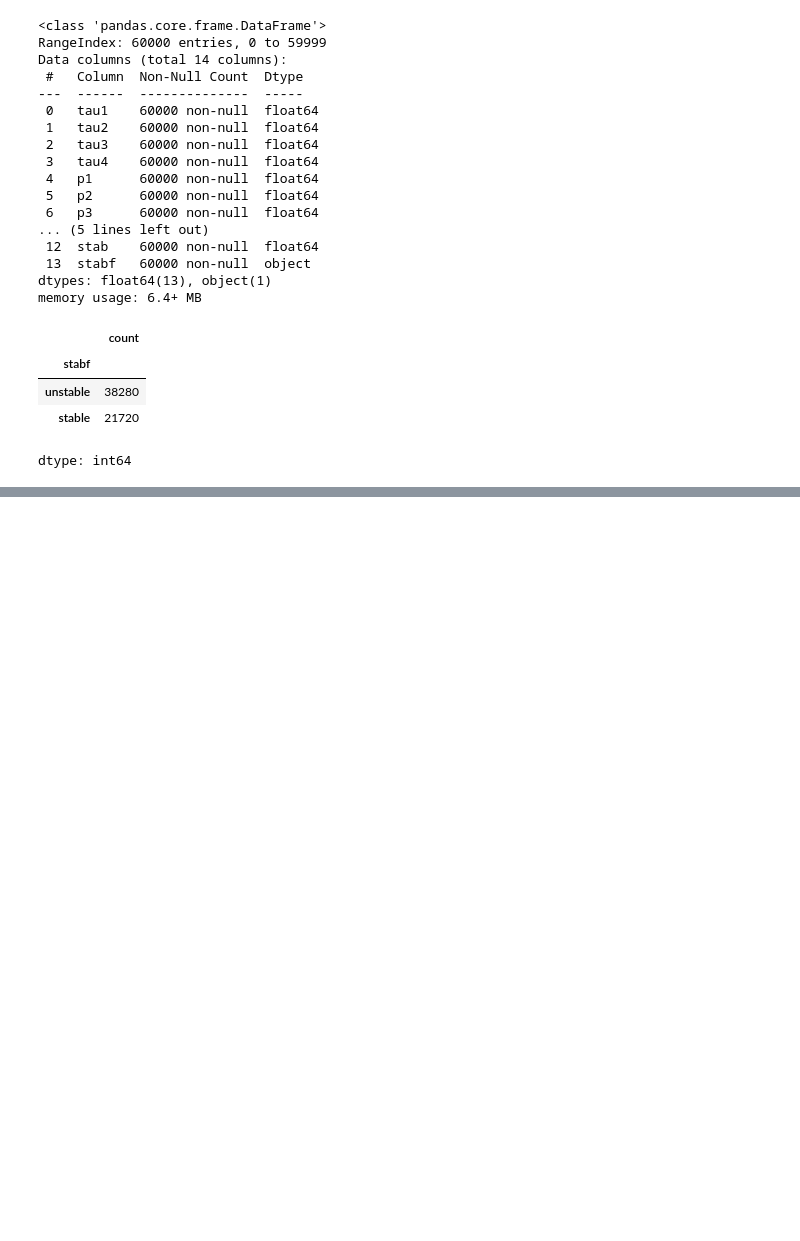
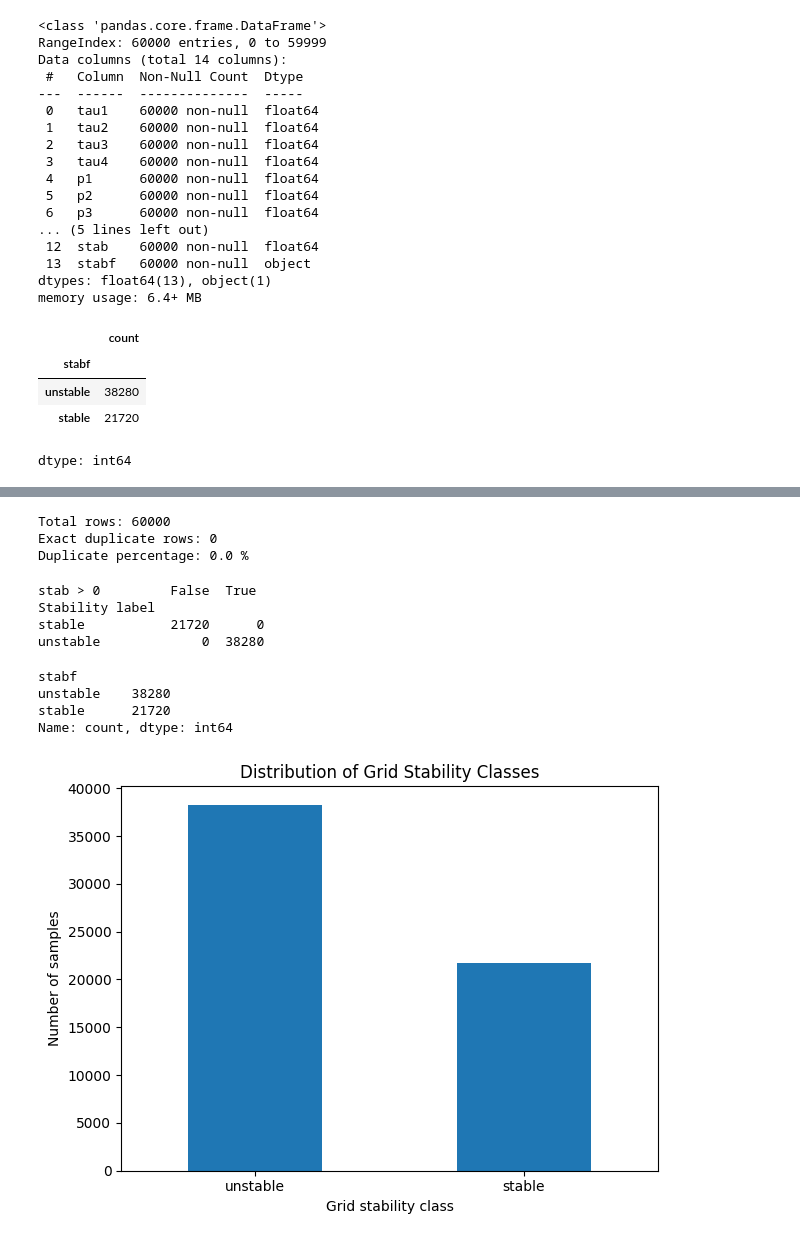
Before and after one commit to sabbirpuspo/smart-grid-stability-ml-benchmark, a Jupyter notebook: smart_grid_stability_ml_benchmark.ipynb, the cells around one changed output, grey strips where cells are left out. Drawn from its saved outputs; the diff is of its cells as text; code cells hidden in the pictures; blank space fills up the shorter version.

```diff
--- a/smart_grid_stability_ml_benchmark.ipynb
+++ b/smart_grid_stability_ml_benchmark.ipynb
@@ -120,0 +161,47 @@ dtype: int64
+# %%
+print("Total rows:", len(df))
+print("Exact duplicate rows:", df.duplicated().sum())
+print(
+    "Duplicate percentage:",
+    round(df.duplicated().mean() * 100, 2),
+    "%"
+)
+# %% [output]
+Total rows: 60000
+Exact duplicate rows: 0
+Duplicate percentage: 0.0 %
+# %%
+print(
+    pd.crosstab(
+        df["stabf"],
+        df["stab"] > 0,
+        rownames=["Stability label"],
+        colnames=["stab > 0"]
+    )
+)
+# %% [output]
+stab > 0         False  True
+Stability label
+stable           21720      0
+unstable             0  38280
+# %%
+class_counts = df["stabf"].value_counts()
+
+print(class_counts)
+
+class_counts.plot(
+    kind="bar",
+    xlabel="Grid stability class",
+    ylabel="Number of samples",
+    title="Distribution of Grid Stability Classes",
+    rot=0
+)
+
+plt.tight_layout()
+plt.show()
+# %% [output]
+stabf
+unstable    38280
+stable      21720
+Name: count, dtype: int64
+[figure, added]
```
Also changed, not shown: parts of 8 cells of this notebook.
